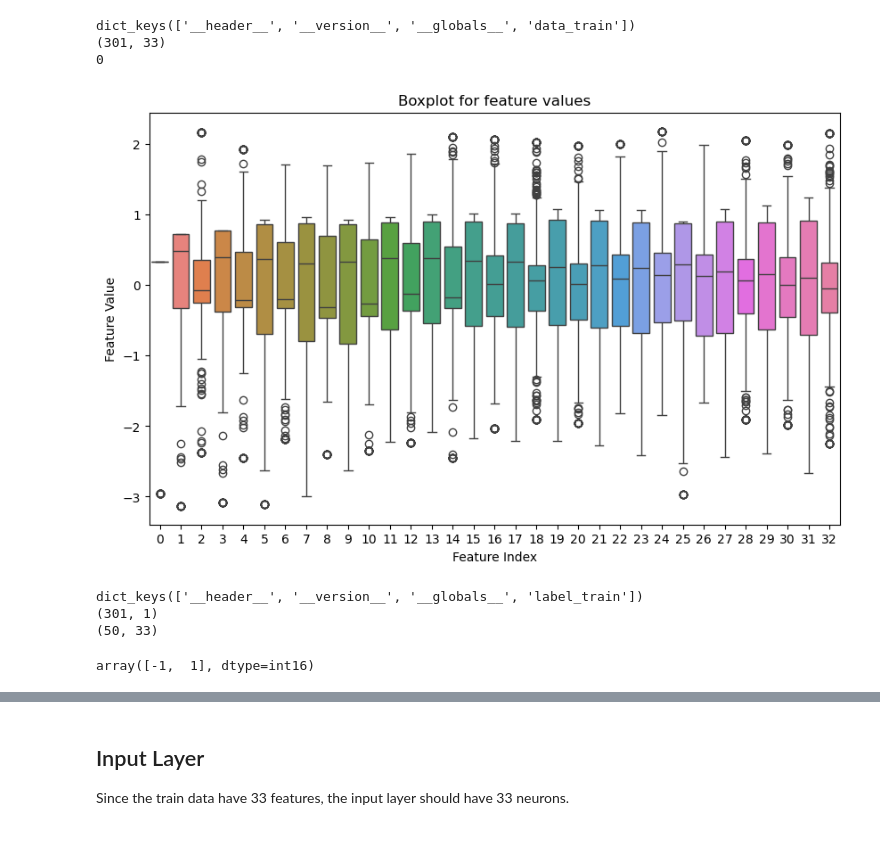
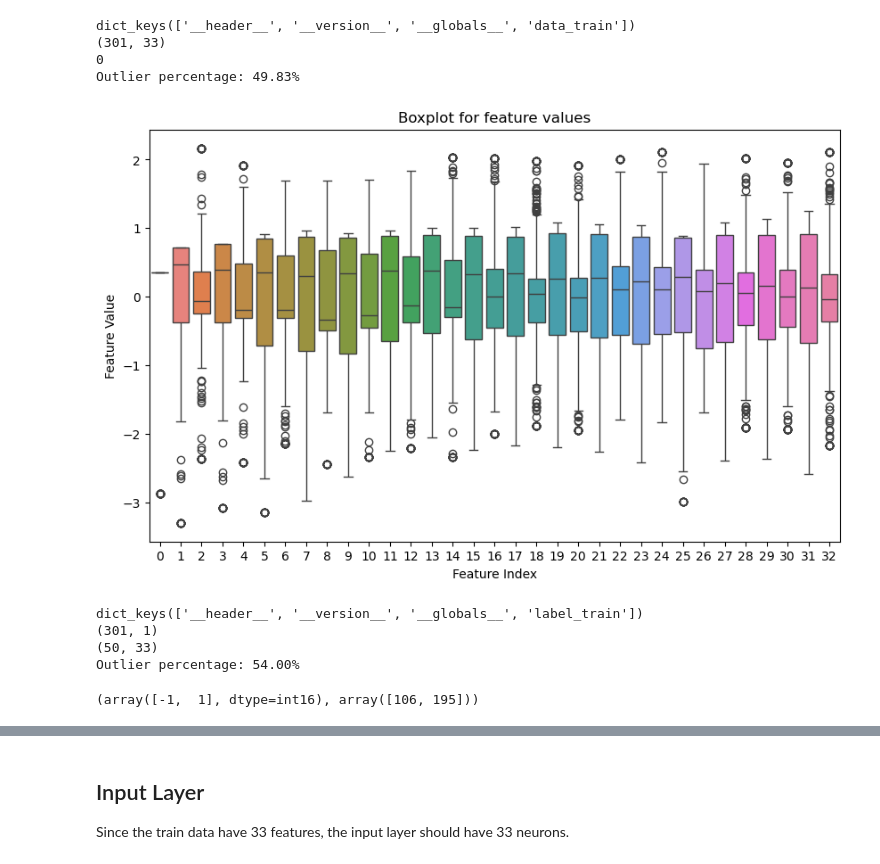
Before and after one commit to yzmyyds/NTU_EE7207, a Jupyter notebook: Assignments/A1/RBFNN.ipynb, the cells around one changed output, grey strips where cells are left out. Drawn from its saved outputs; the diff is of its cells as text; code cells hidden in the pictures.

```diff
--- a/Assignments/A1/RBFNN.ipynb
+++ b/Assignments/A1/RBFNN.ipynb
@@ -7,38 +7,53 @@ from sklearn.preprocessing import MinMaxScaler, StandardScaler
 # %%
 data_tr=scipy.io.loadmat('data_train.mat')
 data_te=scipy.io.loadmat('data_test.mat')
 label_tr=scipy.io.loadmat('label_train.mat')
 scaler=StandardScaler()
 
 print(data_tr.keys())
 X=data_tr['data_train']
 print(X.shape)
 print(np.isnan(X).sum())
-X=scaler.fit_transform(X)
+def IQR(X):
+    Q1=np.percentile(X,25,axis=0)
+    Q3=np.percentile(X,75,axis=0)
+    IQR=Q3-Q1
+    lower_bound=Q1-1.5*IQR
+    upper_bound=Q3+1.5*IQR
+    outliers=((X<lower_bound)|(X>upper_bound)).sum()
+    #outlier percentage
+    row_has_outlier = ((X < lower_bound) | (X > upper_bound)).any(axis=1)
+    return row_has_outlier.sum() / X.shape[0] * 100
+print(f'Outlier percentage: {IQR(X):.2f}%')
+# X=scaler.fit_transform(X)
 
 #outlier check
 plt.figure(figsize=(10,6))
 sns.boxplot(data=X)
 plt.title('Boxplot for feature values')
 plt.xlabel('Feature Index')
 plt.ylabel('Feature Value')
+plt.savefig('fig/boxplot_features.png')
 plt.show()
 
 print(label_tr.keys())
 y=label_tr['label_train']
 print(y.shape)
 
 X_test=data_te['data_test']
-X_test=scaler.transform(X_test)
+# X_test=scaler.transform(X_test)
 print(X_test.shape)
+print(f'Outlier percentage: {IQR(X_test):.2f}%')
 ##judge the distribution of labels
-np.unique(y)
+np.unique(y,return_counts=True)
 # %% [output]
 dict_keys(['__header__', '__version__', '__globals__', 'data_train'])
 (301, 33)
 0
+Outlier percentage: 49.83%
-[figure, old version]
+[figure, new version]
 dict_keys(['__header__', '__version__', '__globals__', 'label_train'])
 (301, 1)
 (50, 33)
+Outlier percentage: 54.00%
-array([-1,  1], dtype=int16)
+(array([-1,  1], dtype=int16), array([106, 195]))
```
Also changed, not shown: parts of 7 cells of this notebook, 8 other files.
